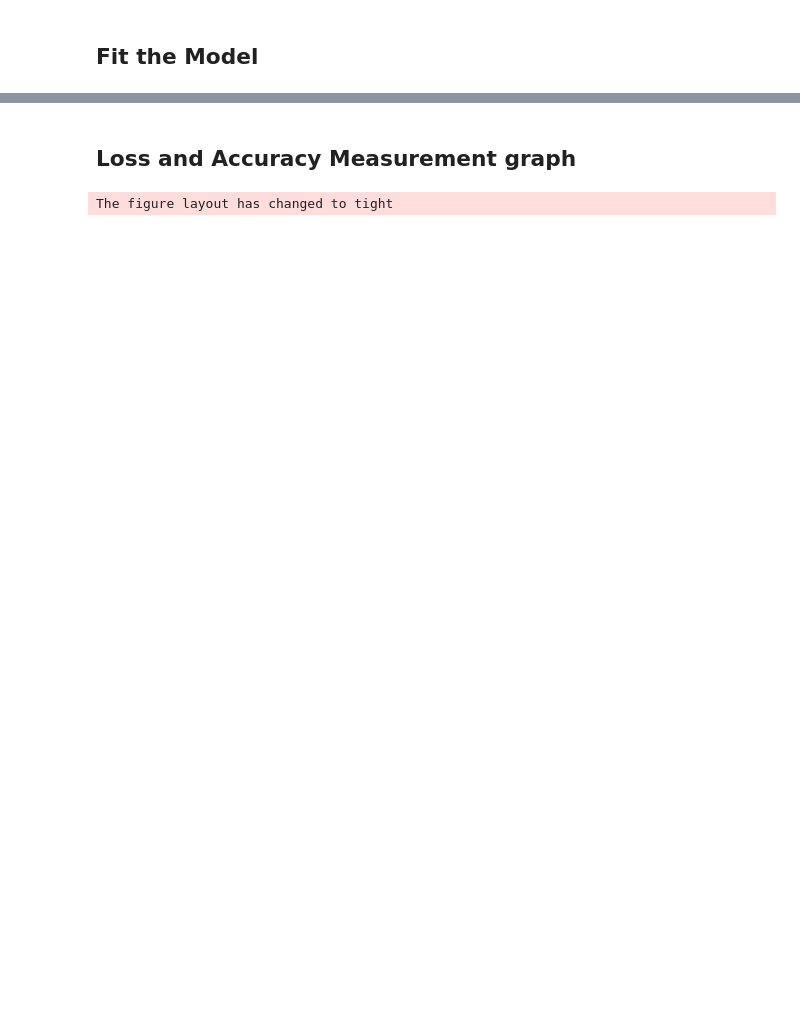
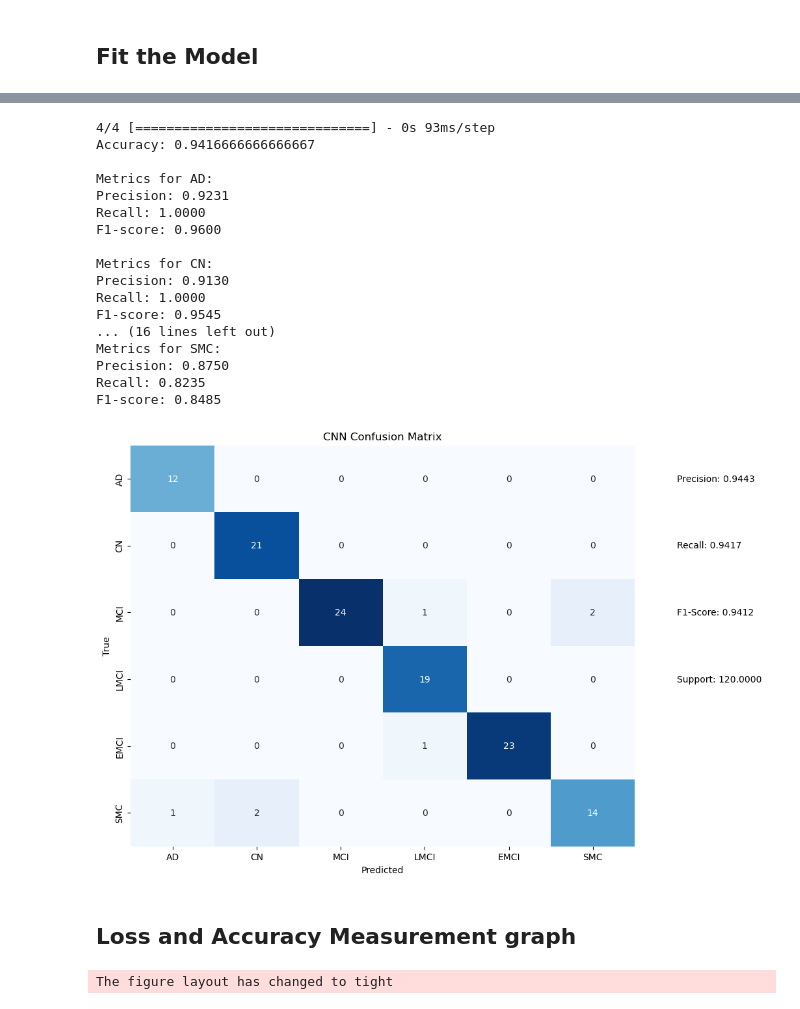
Before and after one commit to Dhanush678/Final-year-project, a Jupyter notebook: final_code.ipynb, the cells around one changed output, grey strips where cells are left out. Cells and saved outputs as stored; diff of their text form; code cells hidden in the pictures; blank space fills up the shorter version.

```diff
--- a/final_code.ipynb
+++ b/final_code.ipynb
@@ -311,3 +338,68 @@ plt.show()
+# %%
+from sklearn.metrics import classification_report, confusion_matrix, accuracy_score
+import numpy as np
+import matplotlib.pyplot as plt
+import seaborn as sns
+
+# Assuming 'labels' is a list of class labels
+labels = ['AD', 'CN', 'MCI', 'LMCI', 'EMCI', 'SMC']
+
+# Assuming 'xtest' and 'ytest' are your test data and labels
+pred = model.predict(xtest)
+pred = np.argmax(pred, axis=1)
+
+actual_label = np.argmax(ytest, axis=1)
+
+conf_matrix = confusion_matrix(actual_label, pred)
+accuracy = accuracy_score(actual_label, pred)
+print(f'Accuracy: {accuracy}')
+
+# Plot the confusion matrix using seaborn and matplotlib
+plt.figure(figsize=(10, 8))
+sns.heatmap(conf_matrix, annot=True, fmt="d", cmap="Blues", xticklabels=labels, yticklabels=labels, cbar=False)
+
+# Display overall metrics below the x-axis
+report = classification_report(actual_label, pred, target_names=labels, output_dict=True)
+overall_metrics = report['weighted avg']
+
+# Display metrics below the x-axis
+metrics_labels = ['Precision', 'Recall', 'F1-Score', 'Support']
+metrics_values = [overall_metrics['precision'], overall_metrics['recall'], overall_metrics['f1-score'], overall_metrics['support']]
+
+for i, metric in enumerate(metrics_labels):
+    plt.text(len(labels) + 0.5, i + 0.5, f'{metric}: {metrics_values[i]:.4f}', verticalalignment='center')
+
+# Print precision, recall, and F1-score for each class
+for label in labels:
+    class_metrics = report[label]
+    print(f"\nMetrics for {label}:")
+    print(f"Precision: {class_metrics['precision']:.4f}")
+    print(f"Recall: {class_metrics['recall']:.4f}")
+    print(f"F1-score: {class_metrics['f1-score']:.4f}")
+
+plt.xlabel('Predicted')
+plt.ylabel('True')
+plt.title('CNN Confusion Matrix')
+plt.show()
+# %% [output]
+4/4 [==============================] - 0s 93ms/step
+Accuracy: 0.9416666666666667
+
+Metrics for AD:
+Precision: 0.9231
+Recall: 1.0000
+F1-score: 0.9600
+
+Metrics for CN:
+Precision: 0.9130
+Recall: 1.0000
+F1-score: 0.9545
+... (16 lines left out)
+Metrics for SMC:
+Precision: 0.8750
+Recall: 0.8235
+F1-score: 0.8485
+[figure, added]
 # %% [markdown]
 ## Loss and Accuracy Measurement graph
 # %%
```
Also changed, not shown: parts of 96 cells of this notebook.
